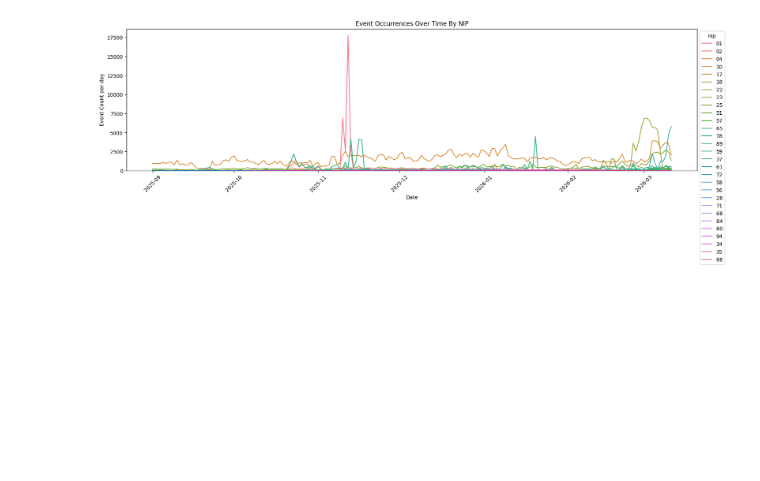
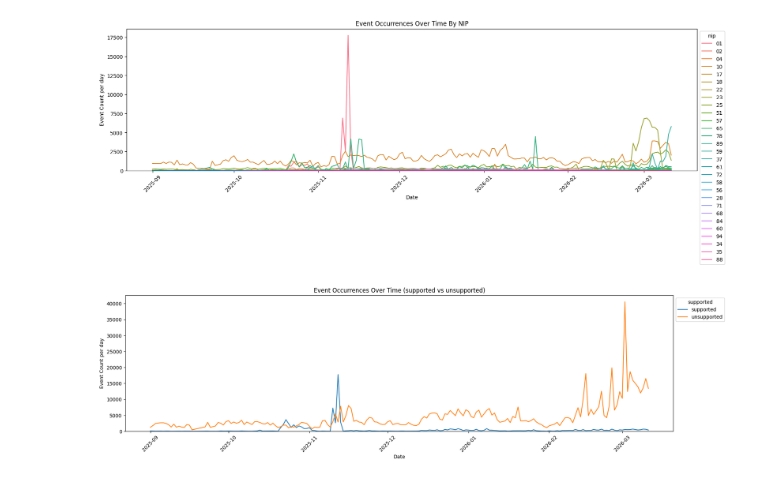
Before and after one commit to SEG-UNIBE/artio-insight, a Jupyter notebook: notebooks/artio.ipynb, the cells around one changed output. Cells and saved outputs as stored; diff of their text form; code cells hidden in the pictures; blank space fills up the shorter version.

```diff
--- a/notebooks/artio.ipynb
+++ b/notebooks/artio.ipynb
@@ -908,8 +908,8 @@ GROUP BY ev.kind, nk.nip_name
 # %%
 supported_nips = ["01", "02", "09", "11", "45", "50", "65", "42"]
 
-def get_supported_value(row) -> str:
-    if row["nipname"] in supported_nips:
+def get_supported_value(row, rowstring: str="nipname") -> str:
+    if row[rowstring] in supported_nips:
         return "supported"
     else:
         return "unsupported"
@@ -1132,3 +1132,29 @@ save_pdf(plt, "event_occurrences_over_time_by_nip")
 plt.show()
 # %% [output]
 [figure]
+# %%
+df_events_time["created_at"] = pd.to_datetime(df_events_time["created_at"])
+
+df_plot = df_events_time
+df_plot["supported"] = df_plot.apply(get_supported_value, axis=1, rowstring="nip")
+
+df_plot["created_at"] = df_plot["created_at"].dt.date
+
+df_plot = df_events_time.groupby(["created_at", 'supported'])['count'].sum().reset_index(name="count")
+df_plot["created_at"] = pd.to_datetime(df_plot["created_at"])
+if datetime_filter_active:
+    df_plot = df_plot.loc[(df_plot["created_at"] >= datetime_filter)]
+
+fig, ax = plt.subplots(figsize=(20, 5))
+sb.lineplot(data=df_plot, x="created_at", y="count", ax=ax, hue="supported")
+ax.set_xlabel("Date")
+ax.set_ylabel("Event Count per day")
+plt.ylim(0)
+plt.title("Event Occurrences Over Time (supported vs unsupported)")
+plt.xticks(rotation=45)
+sb.move_legend(ax, "upper left", bbox_to_anchor=(1, 1))
+save_pdf(plt, "event_occurrences_over_time_supported_vs_unsupported")
+plt.show()
+plt.show()
+# %% [output]
+[figure, added]
```
Also changed, not shown: parts of 1 cell of this notebook.
